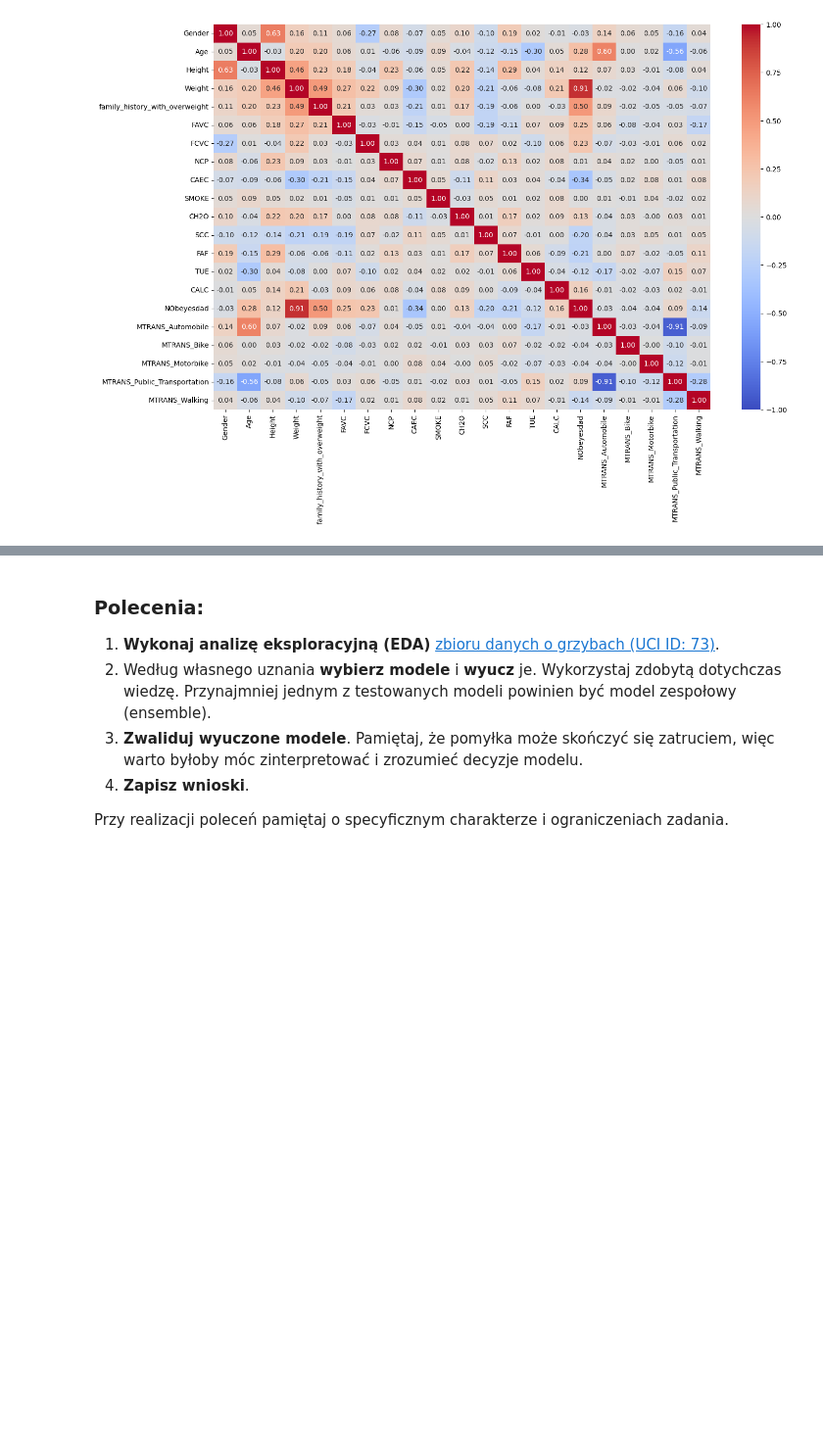
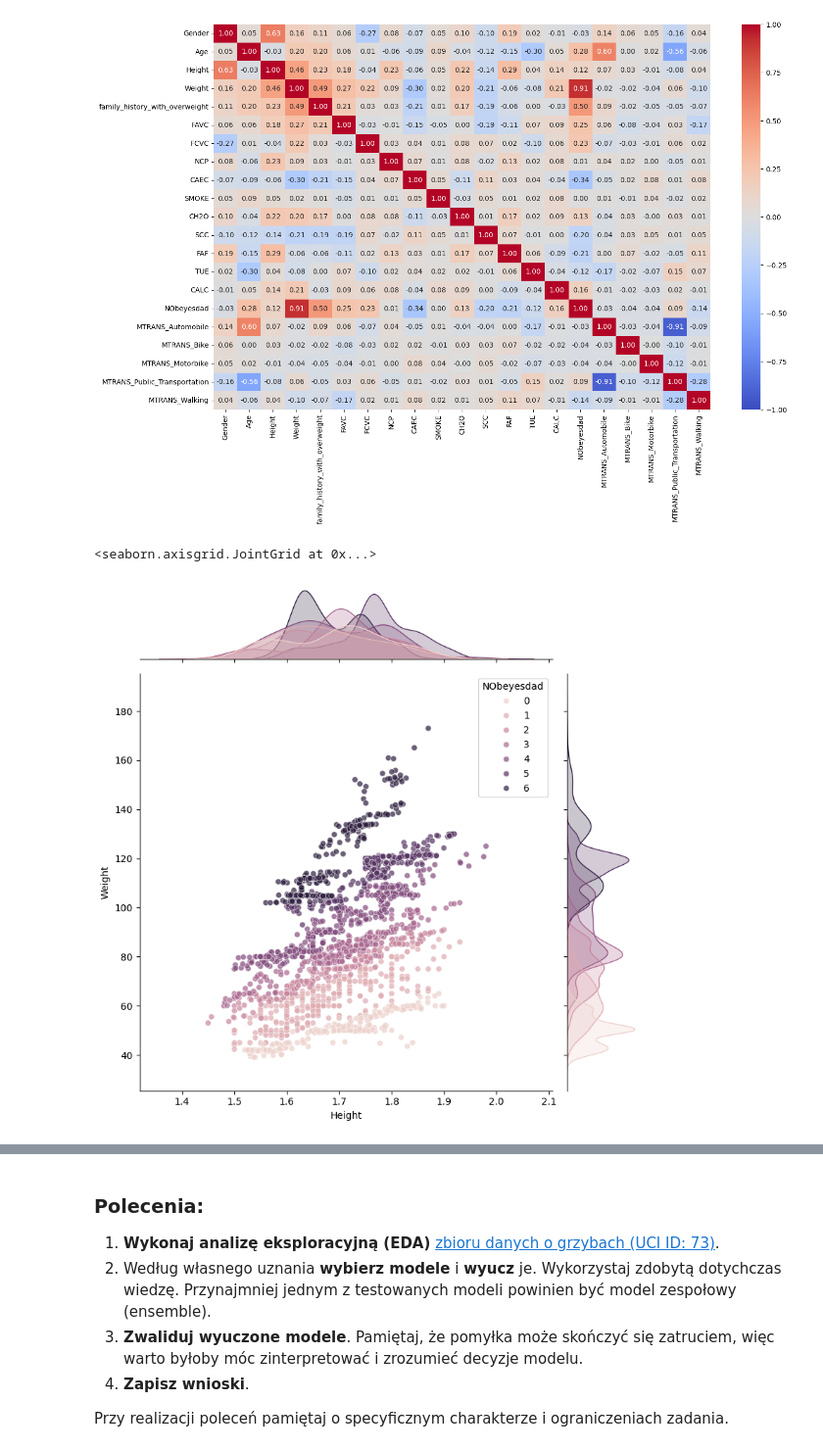
Before and after one commit to Zajecia-na-PWr-LR/lista-5-dawidmuszynski1, a Jupyter notebook: Lab_05.ipynb, the cells around one changed output, grey strips where cells are left out. Shown at 98% size. Cells and saved outputs as stored; diff of their text form; code cells hidden in the pictures; blank space fills up the shorter version.

```diff
--- a/Lab_05.ipynb
+++ b/Lab_05.ipynb
@@ -141,3 +161,8 @@ sns.heatmap(df.corr(), vmin = -1, vmax = 1 , cmap = "coolwarm", annot = True, fm
 plt.show()
 # %% [output]
 [figure]
+# %%
+sns.jointplot(x='Height', y='Weight', data=df, hue='NObeyesdad', height=8, alpha=0.7)
+# %% [output]
+<seaborn.axisgrid.JointGrid at 0x...>
+[figure, added]
```
Also changed, not shown: parts of 32 cells of this notebook.
